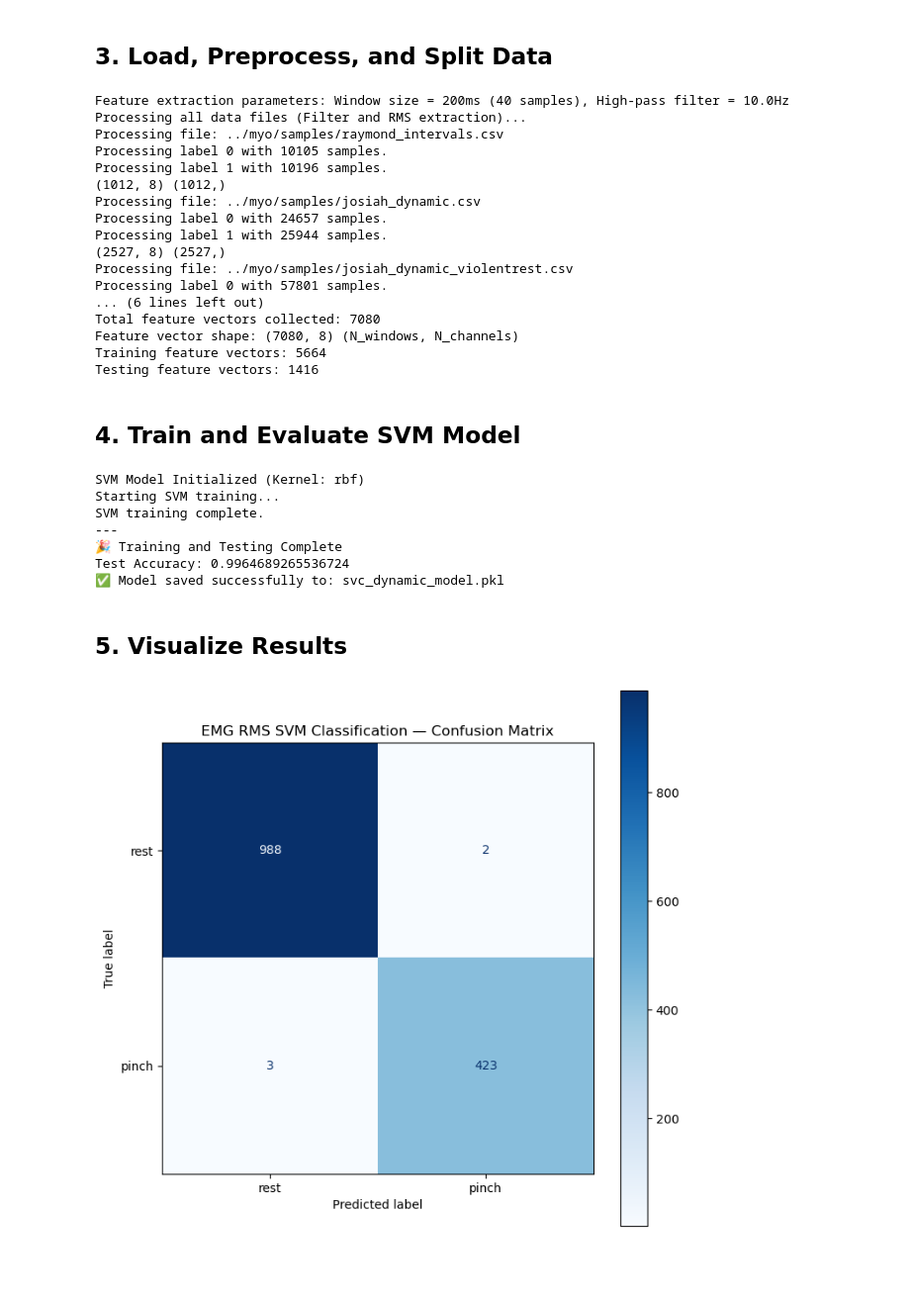
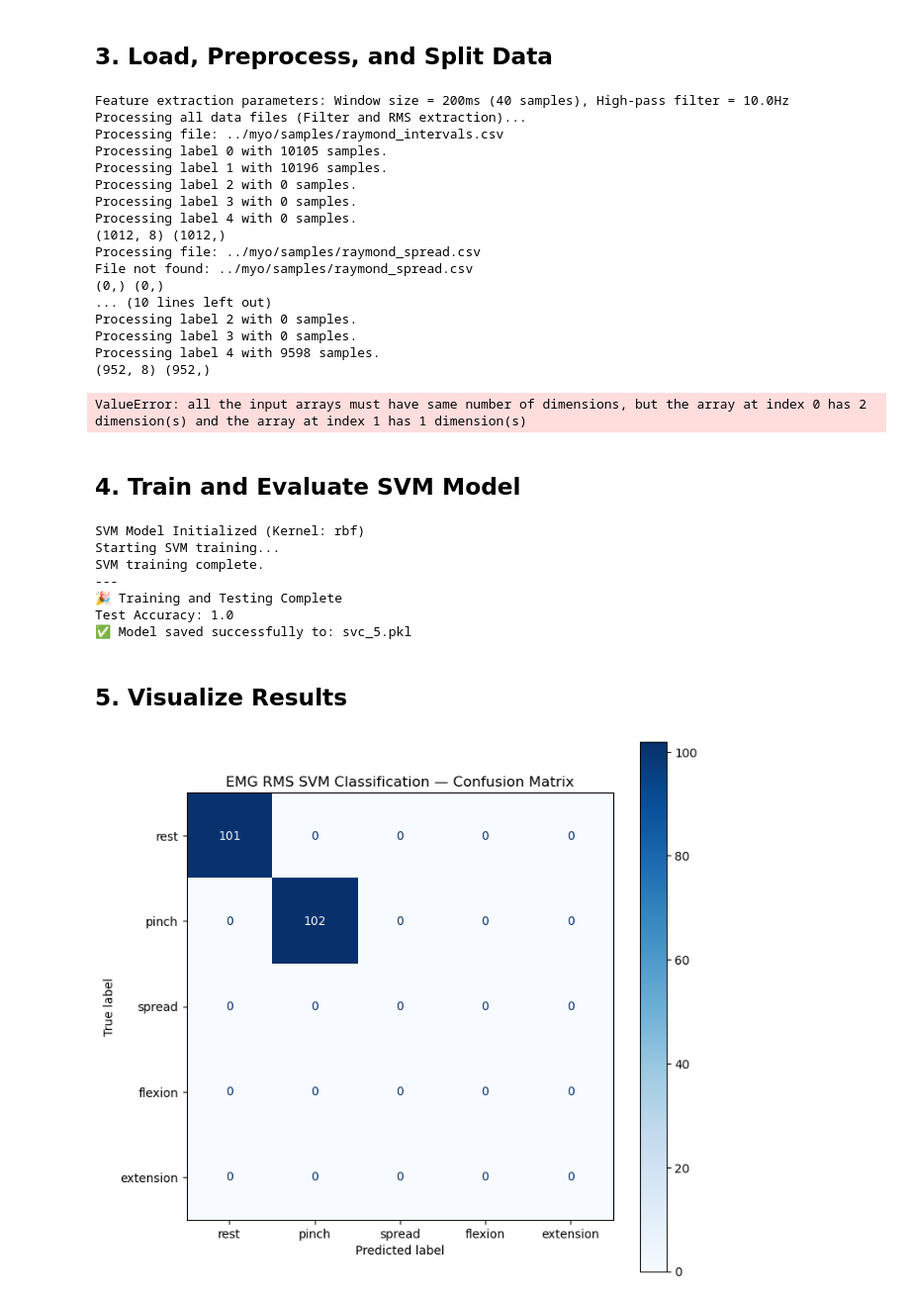
Before and after one commit to rashen305/intro_xr_emg_project, a Jupyter notebook: ml/train_svc.ipynb, the cells around one changed output. Shown: that part at 99% size. Cells and saved outputs as stored; diff of their text form; code cells hidden in the pictures; blank space fills up the shorter version.

Commit message:
5 class model

```diff
--- a/ml/train_svc.ipynb
+++ b/ml/train_svc.ipynb
@@ -20,8 +20,8 @@ from feature_extraction.rms import preprocess_rms
 print("Libraries imported successfully.")
 
 # --- Data Labels and Class Names ---
-LABELS = {"rest": 0, "pinch": 1}
-CLASS_NAMES = ["rest", "pinch"]
+LABELS = {"rest": 0, "pinch": 1, "spread": 2, "flexion": 3, "extension": 4}
+CLASS_NAMES = ["rest", "pinch", "spread", "flexion", "extension"]
 
 # Placeholder for actual data paths
 #DATA_FILES = [
@@ -33,9 +33,12 @@ CLASS_NAMES = ["rest", "pinch"]
 
 DATA_FILES = [
     ("../myo/samples/raymond_intervals.csv"),
-    ("../myo/samples/josiah_dynamic.csv"),
-    ("../myo/samples/josiah_dynamic_violentrest.csv"),
-    ("../myo/samples/raymond_behind_back.csv")
+    #("../myo/samples/josiah_dynamic.csv"),
+    #("../myo/samples/josiah_dynamic_violentrest.csv"),
+    #("../myo/samples/raymond_behind_back.csv"),
+    ("../myo/samples/raymond_spread_finger.csv"),
+    ("../myo/samples/raymond_flexion.csv"),
+    ("../myo/samples/raymond_extension.csv")
 ]
 # %% [output]
 Libraries imported successfully.
@@ -93,18 +96,19 @@ Processing all data files (Filter and RMS extraction)...
 Processing file: ../myo/samples/raymond_intervals.csv
 Processing label 0 with 10105 samples.
 Processing label 1 with 10196 samples.
+Processing label 2 with 0 samples.
+Processing label 3 with 0 samples.
+Processing label 4 with 0 samples.
 (1012, 8) (1012,)
-Processing file: ../myo/samples/josiah_dynamic.csv
-Processing label 0 with 24657 samples.
-Processing label 1 with 25944 samples.
-(2527, 8) (2527,)
-Processing file: ../myo/samples/josiah_dynamic_violentrest.csv
-Processing label 0 with 57801 samples.
-... (6 lines left out)
-Total feature vectors collected: 7080
-Feature vector shape: (7080, 8) (N_windows, N_channels)
-Training feature vectors: 5664
-Testing feature vectors: 1416
+Processing file: ../myo/samples/raymond_spread.csv
+File not found: ../myo/samples/raymond_spread.csv
+(0,) (0,)
+... (10 lines left out)
+Processing label 2 with 0 samples.
+Processing label 3 with 0 samples.
+Processing label 4 with 9598 samples.
+(952, 8) (952,)
+ValueError: all the input arrays must have same number of dimensions, but the array at index 0 has 2 dimension(s) and the array at index 1 has 1 dimension(s)
 # %% [markdown]
 ## 4. Train and Evaluate SVM Model
 # %%
@@ -123,28 +127,28 @@ print("Test Accuracy:", best_acc)
 
 # --- Dump the weights in this block ---
 # The dump method serializes the entire scikit-learn pipeline (Scaler + SVC)
-model.dump("svc_dynamic_model.pkl")
+model.dump("svc_5.pkl")
 # %% [output]
 SVM Model Initialized (Kernel: rbf)
 Starting SVM training...
 SVM training complete.
 ---
 🎉 Training and Testing Complete
-Test Accuracy: 0.9964689265536724
-✅ Model saved successfully to: svc_dynamic_model.pkl
+Test Accuracy: 1.0
+✅ Model saved successfully to: svc_5.pkl
 # %% [markdown]
 ## 5. Visualize Results
 # %%
 if best_preds is not None and best_labels is not None:
     # Confusion Matrix
-    cm = confusion_matrix(best_labels, best_preds, labels=[0, 1])
+    cm = confusion_matrix(best_labels, best_preds, labels=[0, 1, 2, 3, 4])
     disp = ConfusionMatrixDisplay(cm, display_labels=CLASS_NAMES)
 
     fig, ax = plt.subplots(figsize=(8, 8))
     disp.plot(cmap=plt.cm.Blues, ax=ax)
     plt.title("EMG RMS SVM Classification — Confusion Matrix")
     plt.show()
 else:
     print("Could not generate confusion matrix. Check if training ran successfully.")
 # %% [output]
-[figure, old version]
+[figure, new version]
```
Also changed, not shown: 2 other files.
